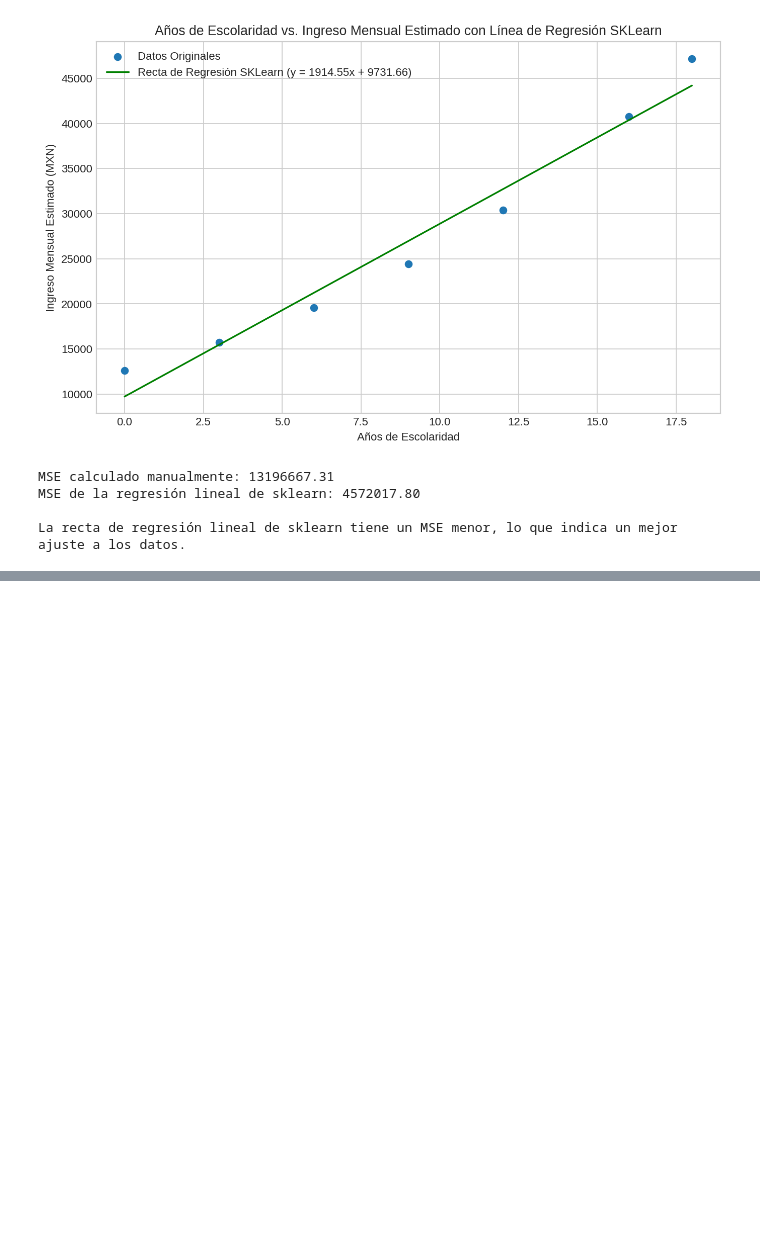
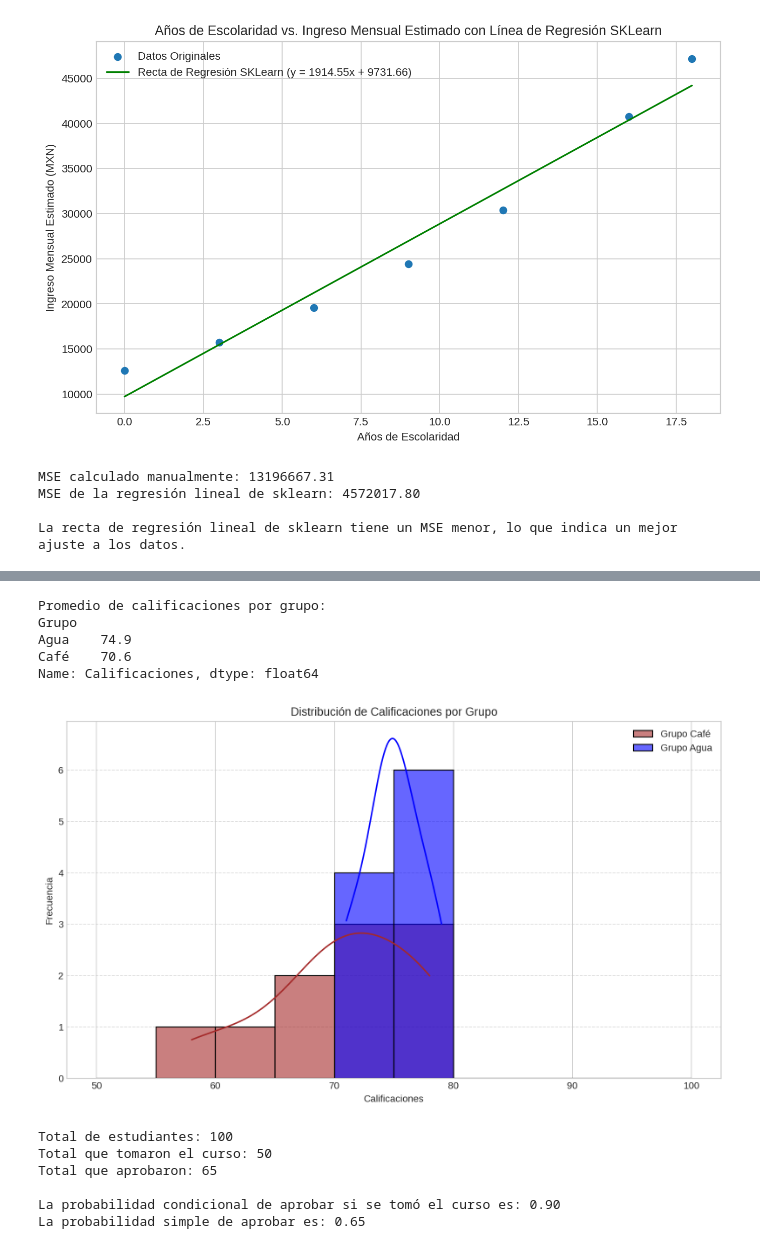
Before and after one commit to PacifiK2460/mineria-de-datos, a Jupyter notebook: Mineria_de_Datos.ipynb, the cells around one changed output, grey strips where cells are left out. Drawn from its saved outputs; the diff is of its cells as text; code cells hidden in the pictures; blank space fills up the shorter version.

```diff
--- a/Mineria_de_Datos.ipynb
+++ b/Mineria_de_Datos.ipynb
@@ -1238,0 +1299,73 @@ La recta de regresión lineal de sklearn tiene un MSE menor, lo que indica un me
+# %%
+promedio_por_grupo = df_students.groupby('Grupo')['Calificaciones'].mean()
+print("Promedio de calificaciones por grupo:")
+print(promedio_por_grupo)
+# %% [output]
+Promedio de calificaciones por grupo:
+Grupo
+Agua    74.9
+Café    70.6
+Name: Calificaciones, dtype: float64
+# %%
+import matplotlib.pyplot as plt
+import seaborn as sns
+
+# Obtener las calificaciones por grupo
+calificaciones_cafe = df_students[df_students['Grupo'] == 'Café']['Calificaciones']
+calificaciones_agua = df_students[df_students['Grupo'] == 'Agua']['Calificaciones']
+
+# Configurar el gráfico
+plt.figure(figsize=(10, 6))
+sns.histplot(calificaciones_cafe, color='brown', kde=True, label='Grupo Café', alpha=0.6, bins=range(50, 101, 5))
+sns.histplot(calificaciones_agua, color='blue', kde=True, label='Grupo Agua', alpha=0.6, bins=range(50, 101, 5))
+
+plt.title('Distribución de Calificaciones por Grupo')
+plt.xlabel('Calificaciones')
+plt.ylabel('Frecuencia')
+plt.legend()
+plt.grid(axis='y', linestyle='--', alpha=0.7)
+plt.tight_layout()
+plt.show()
+# %% [output]
+[figure, added]
+# %%
+# Datos de la tabla de contingencia
+# Filas: Curso (Si/No)
+# Columnas: Examen (Aprobó/Reprobó)
+
+aprobo_curso = 45
+reprobo_curso = 5
+aprobo_sin_curso = 20
+reprobo_sin_curso = 30
+
+total_tomaron_curso = aprobo_curso + reprobo_curso
+total_no_tomaron_curso = aprobo_sin_curso + reprobo_sin_curso
+total_aprobaron = aprobo_curso + aprobo_sin_curso
+total_reprobaron = reprobo_curso + reprobo_sin_curso
+total_estudiantes = total_tomaron_curso + total_no_tomaron_curso
+
+print(f"Total de estudiantes: {total_estudiantes}")
+print(f"Total que tomaron el curso: {total_tomaron_curso}")
+print(f"Total que aprobaron: {total_aprobaron}")
+
+# 1. Probabilidad condicional de aprobar si se tomó el curso: P(Aprobó | Tomó el curso)
+# P(Aprobó | Tomó el curso) = P(Aprobó y Tomó el curso) / P(Tomó el curso)
+
+prob_aprobo_y_curso = aprobo_curso / total_estudiantes
+prob_tomo_curso = total_tomaron_curso / total_estudiantes
+
+prob_condicional = prob_aprobo_y_curso / prob_tomo_curso
+
+print(f"\nLa probabilidad condicional de aprobar si se tomó el curso es: {prob_condicional:.2f}")
+
+# 2. Probabilidad simple de aprobar: P(Aprobó)
+prob_simple_aprobar = total_aprobaron / total_estudiantes
+
+print(f"La probabilidad simple de aprobar es: {prob_simple_aprobar:.2f}")
+# %% [output]
+Total de estudiantes: 100
+Total que tomaron el curso: 50
+Total que aprobaron: 65
+
+La probabilidad condicional de aprobar si se tomó el curso es: 0.90
+La probabilidad simple de aprobar es: 0.65
```
Also changed, not shown: parts of 7 cells of this notebook.
